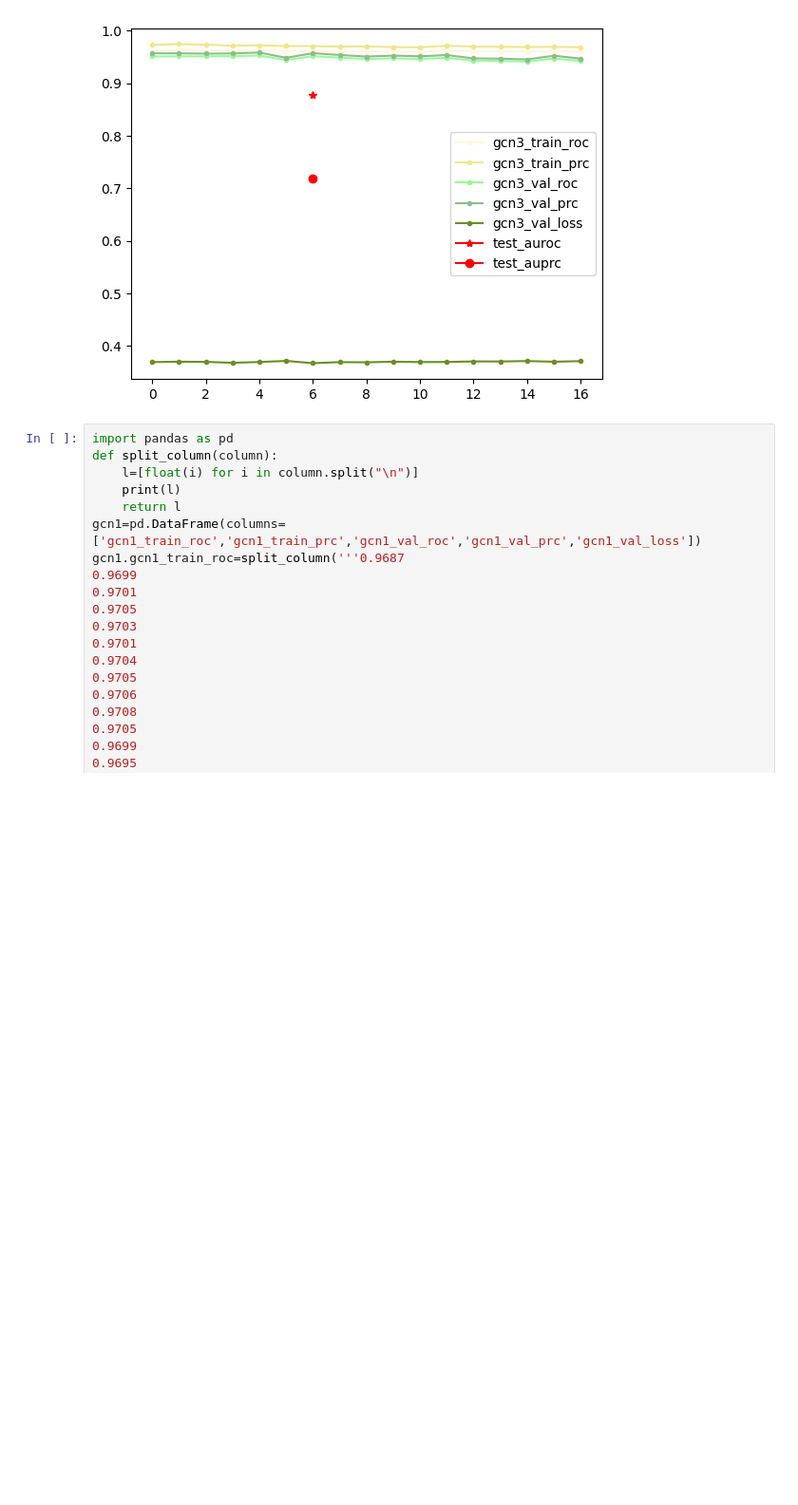
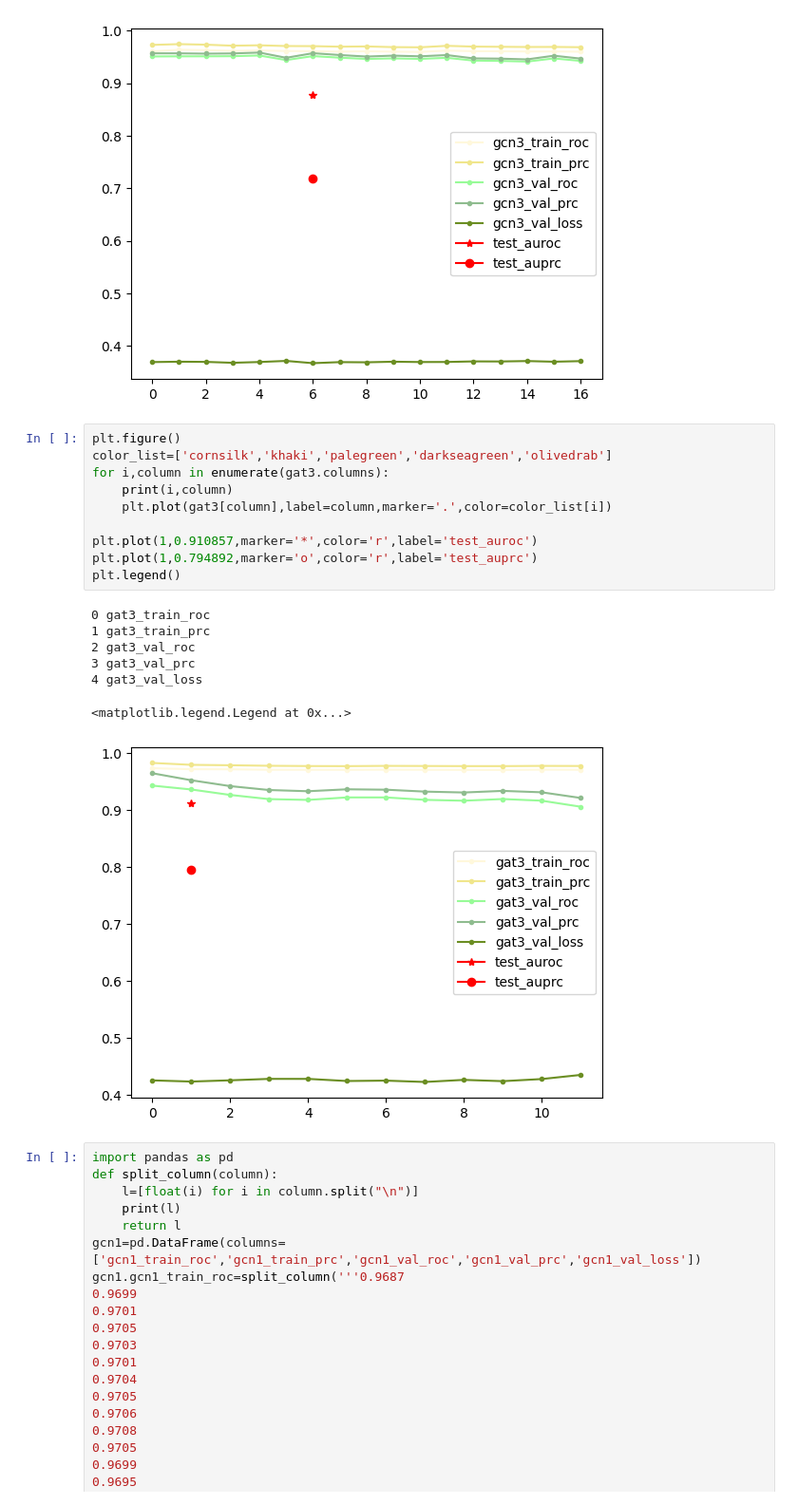
Before and after one commit to zshuyinggg/ppi_mutation, a Jupyter notebook: notebooks/ppi2.ipynb, the cells around one changed output. Shown at 95% size. Cells and saved outputs as stored; diff of their text form; blank space fills up the shorter version.

```diff
--- a/notebooks/ppi2.ipynb
+++ b/notebooks/ppi2.ipynb
@@ -347,6 +347,24 @@ plt.legend()
 4 gcn3_val_loss
 <matplotlib.legend.Legend at 0x...>
 [figure]
+# %%
+plt.figure()
+color_list=['cornsilk','khaki','palegreen','darkseagreen','olivedrab']
+for i,column in enumerate(gat3.columns):
+    print(i,column)
+    plt.plot(gat3[column],label=column,marker='.',color=color_list[i])
+
+plt.plot(1,0.910857,marker='*',color='r',label='test_auroc')
+plt.plot(1,0.794892,marker='o',color='r',label='test_auprc')
+plt.legend()
+# %% [output]
+0 gat3_train_roc
+1 gat3_train_prc
+2 gat3_val_roc
+3 gat3_val_prc
+4 gat3_val_loss
+<matplotlib.legend.Legend at 0x...>
+[figure, added]
 # %%
 import pandas as pd
 def split_column(column):
```
Also changed, not shown: parts of 2 cells of this notebook, 1 other file.
